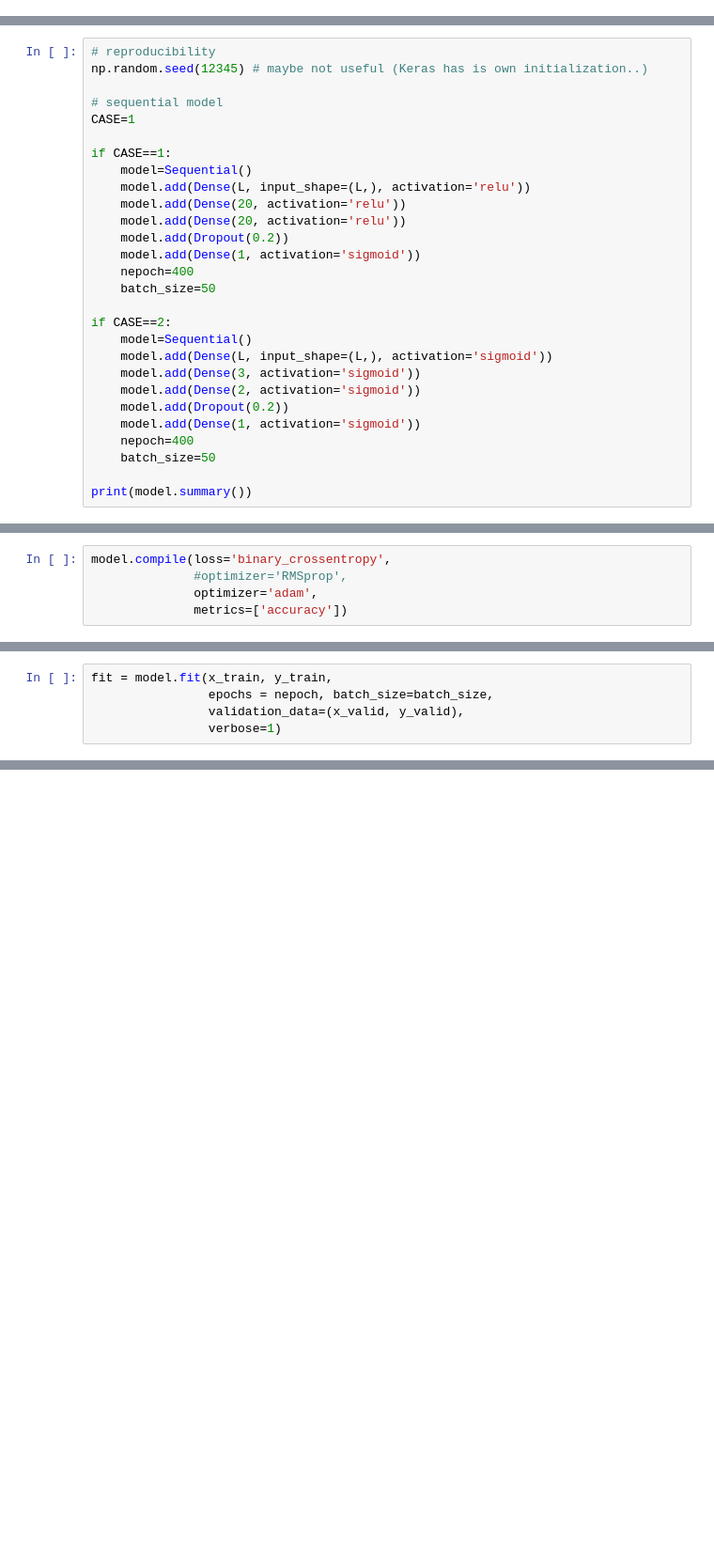
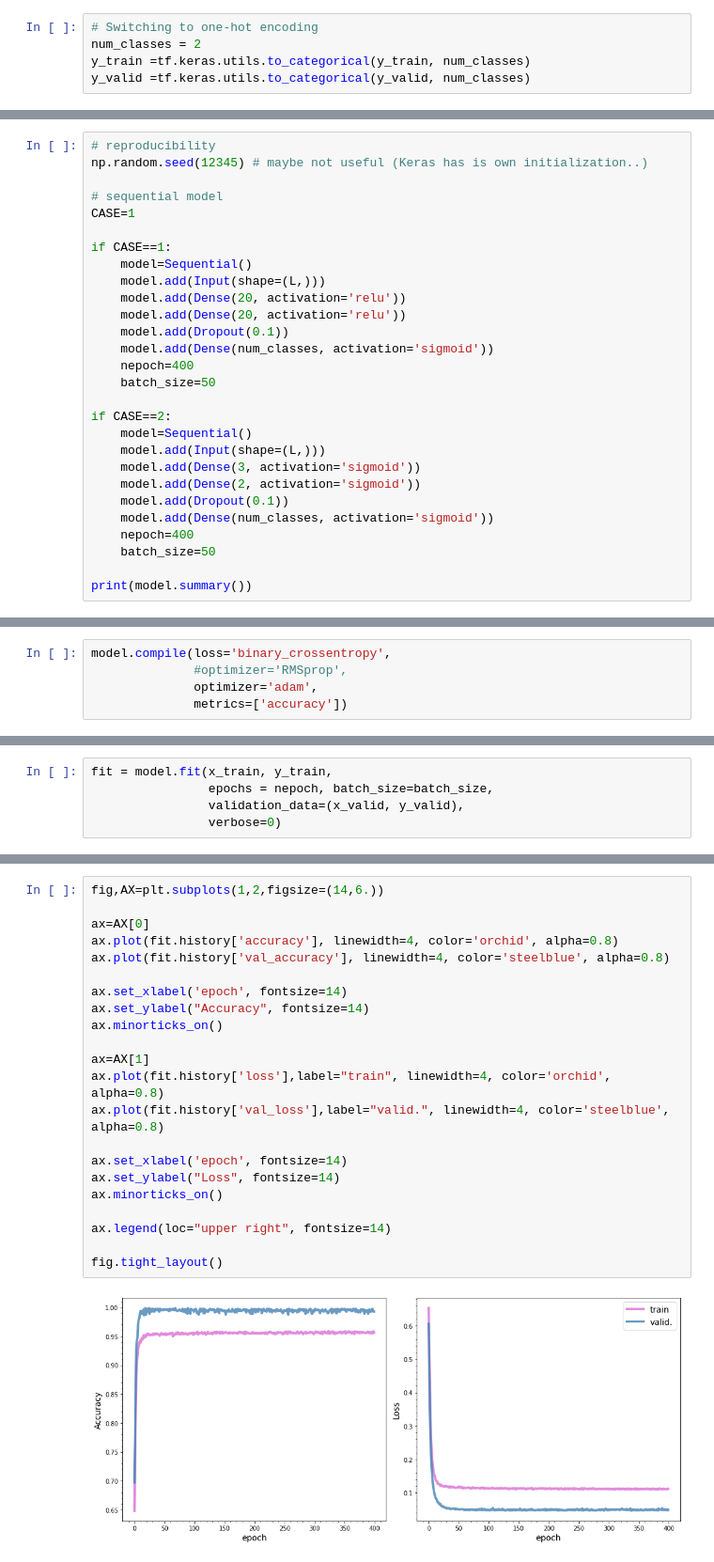
Before and after one commit to PaoloZinesi/ComputationalPhysics_modB, a Jupyter notebook: ASSIGNMENT/analyse_data_DNN_2022-20220308-121412.ipynb, the cells around one changed output, grey strips where cells are left out. Shown at 94% size. Drawn from its saved outputs; the diff is of its cells as text; blank space fills up the shorter version.

```diff
--- a/ASSIGNMENT/analyse_data_DNN_2022-20220308-121412.ipynb
+++ b/ASSIGNMENT/analyse_data_DNN_2022-20220308-121412.ipynb
@@ -105,4 +141,9 @@ if augment_data:
     print('training data:', x_train.shape[0])
 # %% [output]
 training data: 6400
+# %%
+# Switching to one-hot encoding
+num_classes = 2
+y_train =tf.keras.utils.to_categorical(y_train, num_classes)
+y_valid =tf.keras.utils.to_categorical(y_valid, num_classes)
 # %% [markdown]
@@ -116,21 +157,21 @@ CASE=1
 
 if CASE==1:
     model=Sequential()
-    model.add(Dense(L, input_shape=(L,), activation='relu'))
+    model.add(Input(shape=(L,)))
     model.add(Dense(20, activation='relu'))
     model.add(Dense(20, activation='relu'))
-    model.add(Dropout(0.2))
-    model.add(Dense(1, activation='sigmoid'))
+    model.add(Dropout(0.1))
+    model.add(Dense(num_classes, activation='sigmoid'))
     nepoch=400
     batch_size=50
 
 if CASE==2:
     model=Sequential()
-    model.add(Dense(L, input_shape=(L,), activation='sigmoid'))
+    model.add(Input(shape=(L,)))
     model.add(Dense(3, activation='sigmoid'))
     model.add(Dense(2, activation='sigmoid'))
-    model.add(Dropout(0.2))
-    model.add(Dense(1, activation='sigmoid'))
+    model.add(Dropout(0.1))
+    model.add(Dense(num_classes, activation='sigmoid'))
     nepoch=400
     batch_size=50
 
@@ -169,4 +208,4 @@ model.compile(loss='binary_crossentropy',
 fit = model.fit(x_train, y_train,
                 epochs = nepoch, batch_size=batch_size,
                 validation_data=(x_valid, y_valid),
-                verbose=1)
+                verbose=0)
@@ -426,0 +238,24 @@ Score with best parameters:
+# %%
+fig,AX=plt.subplots(1,2,figsize=(14,6.))
+
+ax=AX[0]
+ax.plot(fit.history['accuracy'], linewidth=4, color='orchid', alpha=0.8)
+ax.plot(fit.history['val_accuracy'], linewidth=4, color='steelblue', alpha=0.8)
+
+ax.set_xlabel('epoch', fontsize=14)
+ax.set_ylabel("Accuracy", fontsize=14)
+ax.minorticks_on()
+
+ax=AX[1]
+ax.plot(fit.history['loss'],label="train", linewidth=4, color='orchid', alpha=0.8)
+ax.plot(fit.history['val_loss'],label="valid.", linewidth=4, color='steelblue', alpha=0.8)
+
+ax.set_xlabel('epoch', fontsize=14)
+ax.set_ylabel("Loss", fontsize=14)
+ax.minorticks_on()
+
+ax.legend(loc="upper right", fontsize=14)
+
+fig.tight_layout()
+# %% [output]
+[figure, added]
```
Also changed, not shown: parts of 70 cells of this notebook, 7 other files.
